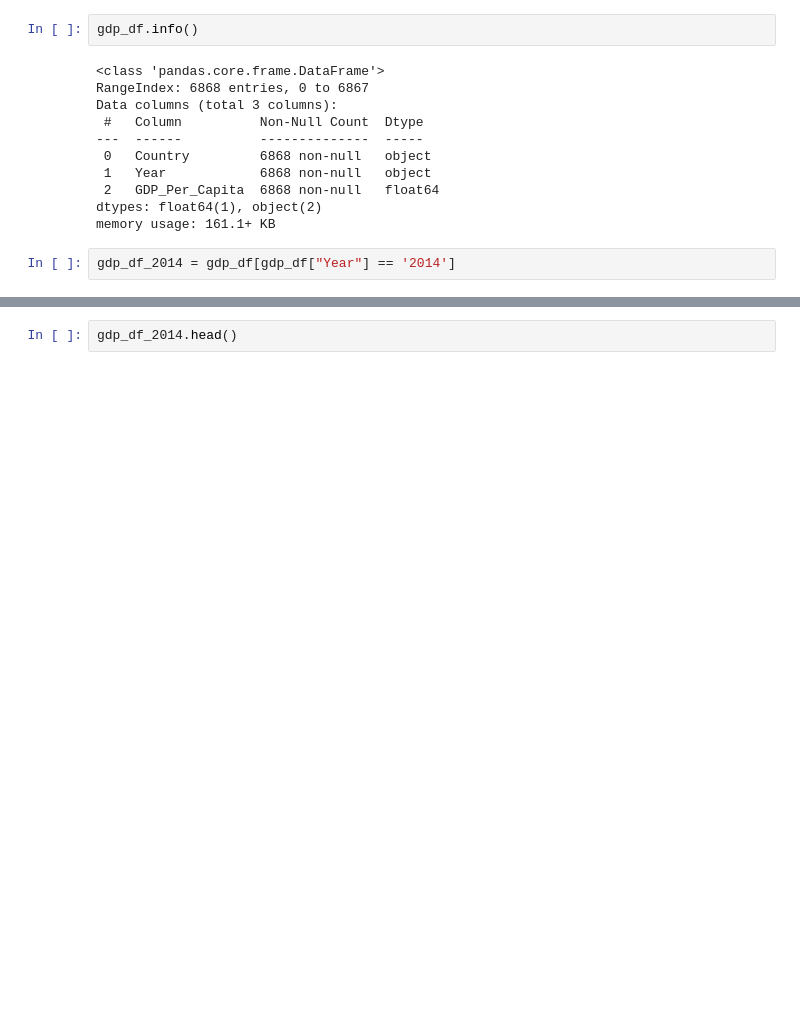
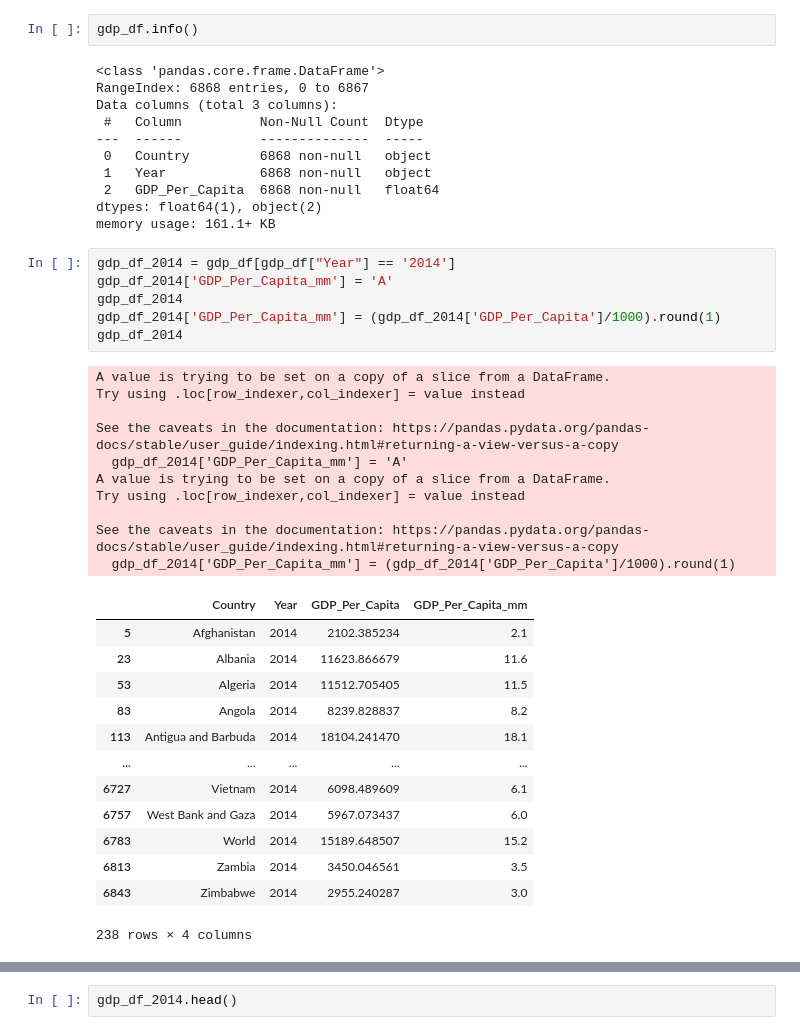
Before and after one commit to nss-data-science-cohort-5/un_exploration-ZhenyaC, a Jupyter notebook: notebooks/UN_Data_Exploration.ipynb, the cells around one changed output, grey strips where cells are left out. Cells and saved outputs as stored; diff of their text form; blank space fills up the shorter version.

```diff
--- a/notebooks/UN_Data_Exploration.ipynb
+++ b/notebooks/UN_Data_Exploration.ipynb
@@ -127,3 +127,31 @@ dtypes: float64(1), object(2)
 memory usage: 161.1+ KB
 # %%
 gdp_df_2014 = gdp_df[gdp_df["Year"] == '2014']
+gdp_df_2014['GDP_Per_Capita_mm'] = 'A'
+gdp_df_2014
+gdp_df_2014['GDP_Per_Capita_mm'] = (gdp_df_2014['GDP_Per_Capita']/1000).round(1)
+gdp_df_2014
+# %% [output]
+A value is trying to be set on a copy of a slice from a DataFrame.
+Try using .loc[row_indexer,col_indexer] = value instead
+
+See the caveats in the documentation: https://pandas.pydata.org/pandas-docs/stable/user_guide/indexing.html#returning-a-view-versus-a-copy
+  gdp_df_2014['GDP_Per_Capita_mm'] = 'A'
+A value is trying to be set on a copy of a slice from a DataFrame.
+Try using .loc[row_indexer,col_indexer] = value instead
+
+See the caveats in the documentation: https://pandas.pydata.org/pandas-docs/stable/user_guide/indexing.html#returning-a-view-versus-a-copy
+  gdp_df_2014['GDP_Per_Capita_mm'] = (gdp_df_2014['GDP_Per_Capita']/1000).round(1)
+|  | Country | Year | GDP_Per_Capita | GDP_Per_Capita_mm |
+| 5 | Afghanistan | 2014 | 2102.385234 | 2.1 |
+| 23 | Albania | 2014 | 11623.866679 | 11.6 |
+| 53 | Algeria | 2014 | 11512.705405 | 11.5 |
+| 83 | Angola | 2014 | 8239.828837 | 8.2 |
+| 113 | Antigua and Barbuda | 2014 | 18104.241470 | 18.1 |
+| ... | ... | ... | ... | ... |
+| 6727 | Vietnam | 2014 | 6098.489609 | 6.1 |
+| 6757 | West Bank and Gaza | 2014 | 5967.073437 | 6.0 |
+| 6783 | World | 2014 | 15189.648507 | 15.2 |
+| 6813 | Zambia | 2014 | 3450.046561 | 3.5 |
+| 6843 | Zimbabwe | 2014 | 2955.240287 | 3.0 |
+238 rows × 4 columns
```
Also changed, not shown: parts of 5 cells of this notebook.
